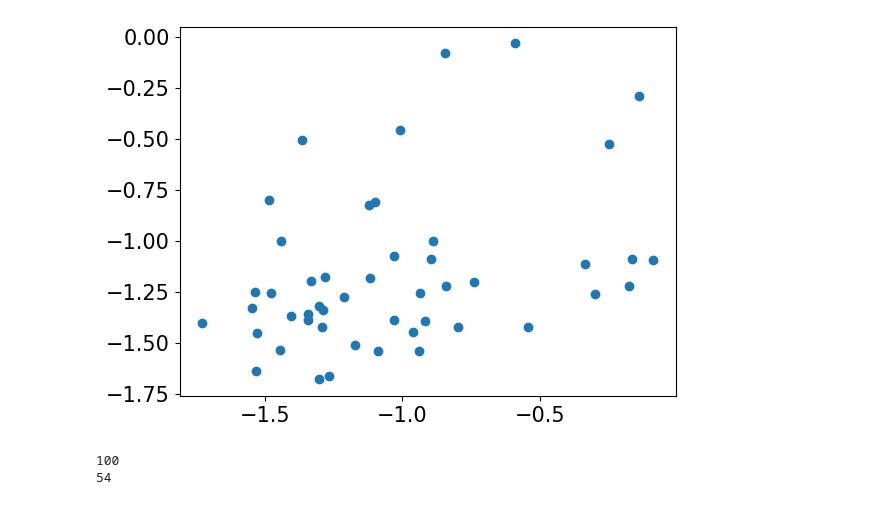
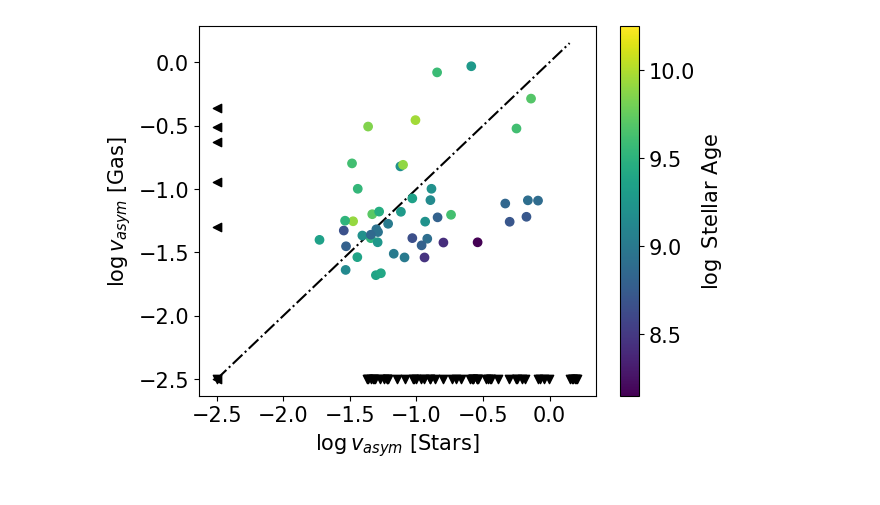
Before and after one commit to r-bagge/MAGPI_kinematics, a Jupyter notebook: plots.ipynb, the cells around one changed output. Saved outputs shown, nothing was run; the diff lists cells and outputs as text; code cells hidden in the pictures.

```diff
--- a/plots.ipynb
+++ b/plots.ipynb
@@ -18,23 +34,26 @@ ssp = ssp[ssp["MAGPIID"].isin(sample["MAGPIID"])]
 # %%
 s = sample["v_asym_s"].to_numpy()
 s[np.isnan(s)]=10**(-2.5)
 g = sample["v_asym_g"].to_numpy()
 g[np.isnan(g)]=10**(-2.5)
 g = np.log10(g)
 #gg = g[g>-2.5]
 s = np.log10(s)
 #ss = s[s>-2.5]
-
+x = np.ones(6)
+x[x==1]=-2.5
+y = np.ones(53)
+y[y==1]=-2.5
 fig,ax = plt.subplots()
-ax.scatter(s[(g>-2.5) & (s>-2.5)],g[(g>-2.5) & (s>-2.5)])
-ax.
+p=ax.scatter(s[(g>-2.5) & (s>-2.5)],g[(g>-2.5) & (s>-2.5)],
+             c=ssp["logage_LW_2re"].to_numpy()[(g>-2.5) & (s>-2.5)],zorder=2,vmin=8.15,vmax=10.25)
+ax.scatter(x,g[s==-2.5],marker="<",c="k")
+ax.scatter(s[g==-2.5],y,marker="v",c="k")
+ax.plot(np.linspace(-2.5,0.15),np.linspace(-2.5,0.15),color="k",ls="dashdot",zorder=1)
+plt.colorbar(p,ax=ax,label=r"$\log$ Stellar Age")
+ax.set_xlabel(r"$\log v_{asym}$ [Stars]")
+ax.set_ylabel(r"$\log v_{asym}$ [Gas]")
 plt.show()
 # %% [output]
-[figure, old version]
+[figure, new version]
-# %%
-print(len(ss))
-print(len(gg))
-# %% [output]
-100
-54
 # %%
```
Also changed, not shown: parts of 6 cells of this notebook.
